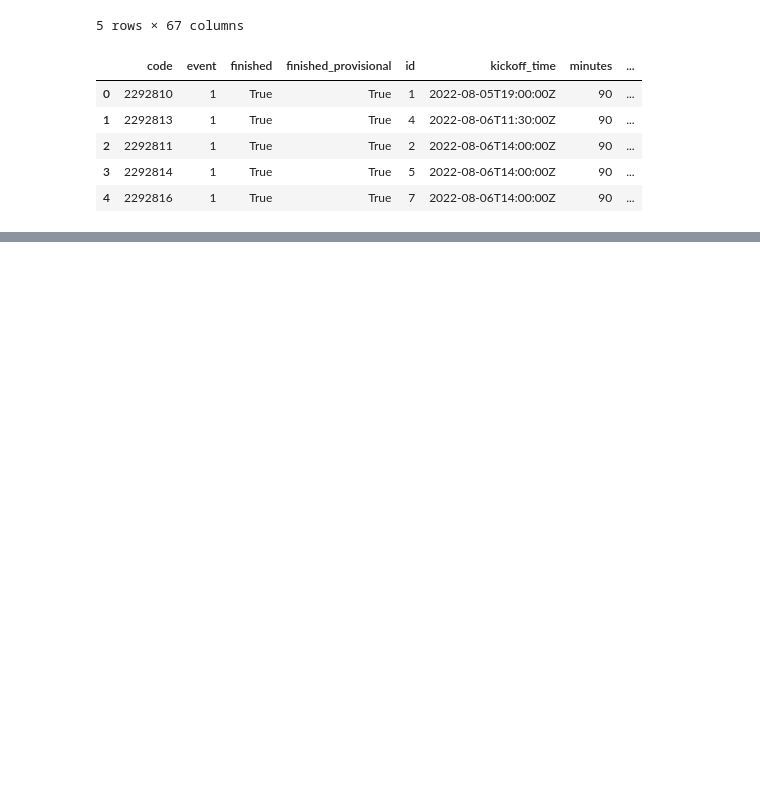
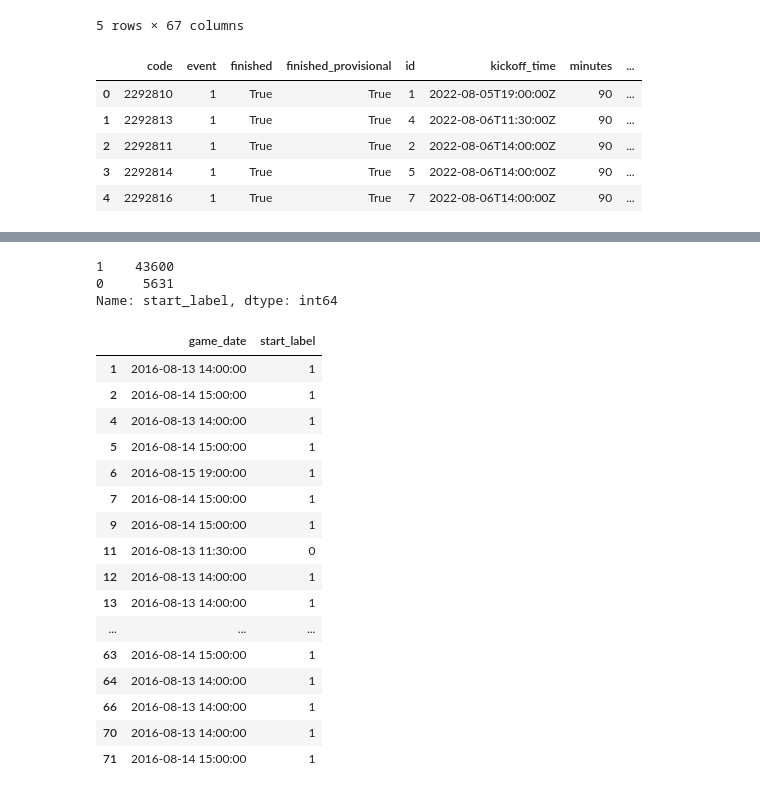
Before and after one commit to laniyadapo/FantasyPremierLeague, a Jupyter notebook: fantasy_test.ipynb, the cells around one changed output, grey strips where cells are left out. Cells and saved outputs as stored; diff of their text form; code cells hidden in the pictures; blank space fills up the shorter version.

```diff
--- a/fantasy_test.ipynb
+++ b/fantasy_test.ipynb
@@ -245,0 +330,26 @@ fixtures_df.head()
+# %%
+df_allseasons_clean.start_label.value_counts()
+# %% [output]
+1    43600
+0     5631
+Name: start_label, dtype: int64
+# %%
+df_allseasons_clean[['game_date', 'start_label']].head(50)
+# %% [output]
+|  | game_date | start_label |
+| 1 | 2016-08-13 14:00:00 | 1 |
+| 2 | 2016-08-14 15:00:00 | 1 |
+| 4 | 2016-08-13 14:00:00 | 1 |
+| 5 | 2016-08-14 15:00:00 | 1 |
+| 6 | 2016-08-15 19:00:00 | 1 |
+| 7 | 2016-08-14 15:00:00 | 1 |
+| 9 | 2016-08-14 15:00:00 | 1 |
+| 11 | 2016-08-13 11:30:00 | 0 |
+| 12 | 2016-08-13 14:00:00 | 1 |
+| 13 | 2016-08-13 14:00:00 | 1 |
+| ... | ... | ... |
+| 63 | 2016-08-14 15:00:00 | 1 |
+| 64 | 2016-08-13 14:00:00 | 1 |
+| 66 | 2016-08-13 14:00:00 | 1 |
+| 70 | 2016-08-13 14:00:00 | 1 |
+| 71 | 2016-08-14 15:00:00 | 1 |
```
Also changed, not shown: parts of 45 cells of this notebook.
